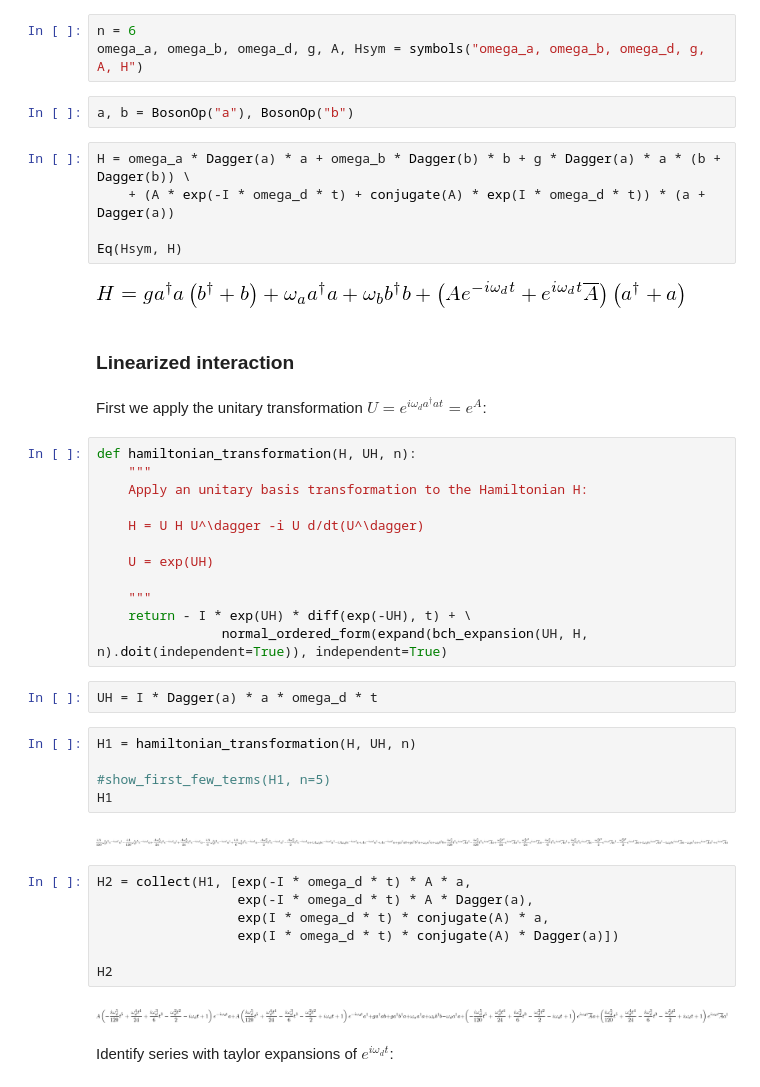
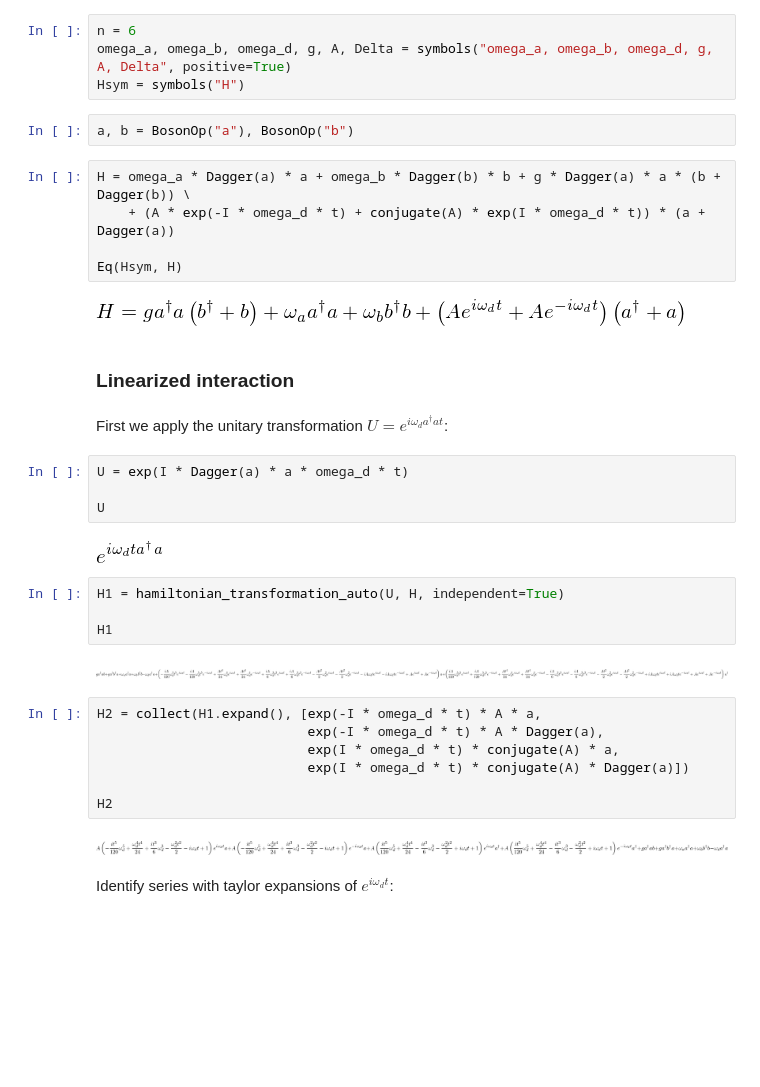
Before and after one commit to jrjohansson/sympsi-notebooks, a Jupyter notebook: sympy-quantum-boson-transformations.ipynb, the cells around one changed output. Saved outputs shown, nothing was run; the diff lists cells and outputs as text; blank space fills up the shorter version.

```diff
--- a/sympy-quantum-boson-transformations.ipynb
+++ b/sympy-quantum-boson-transformations.ipynb
@@ -125,7 +113,8 @@ H = \hbar\omega_a a^\dagger a + \hbar \omega_b b^\dagger b + \hbar g a^\dagger a
 $$
 # %%
 n = 6
-omega_a, omega_b, omega_d, g, A, Hsym = symbols("omega_a, omega_b, omega_d, g, A, H")
+omega_a, omega_b, omega_d, g, A, Delta = symbols("omega_a, omega_b, omega_d, g, A, Delta", positive=True)
+Hsym = symbols("H")
 # %%
 a, b = BosonOp("a"), BosonOp("b")
 # %%
@@ -134,41 +123,32 @@ H = omega_a * Dagger(a) * a + omega_b * Dagger(b) * b + g * Dagger(a) * a * (b +
 
 Eq(Hsym, H)
 # %% [output]
-[figure, old version]
+[figure, new version]
 # %% [markdown]
 ### Linearized interaction
 # %% [markdown]
-First we apply the unitary transformation $U = e^{i \omega_d a^\dagger a t} = e^A$:
+First we apply the unitary transformation $U = e^{i \omega_d a^\dagger a t}$:
-# %%
-def hamiltonian_transformation(H, UH, n):
-    """
-    Apply an unitary basis transformation to the Hamiltonian H:
-
-    H = U H U^\dagger -i U d/dt(U^\dagger)
-
-    U = exp(UH)
-
-    """
-    return - I * exp(UH) * diff(exp(-UH), t) + \
-                normal_ordered_form(expand(bch_expansion(UH, H, n).doit(independent=True)), independent=True)
 # %%
-UH = I * Dagger(a) * a * omega_d * t
+U = exp(I * Dagger(a) * a * omega_d * t)
+
+U
+# %% [output]
+[figure, added]
-# %%
-H1 = hamiltonian_transformation(H, UH, n)
-
-#show_first_few_terms(H1, n=5)
-H1
-# %% [output]
-[figure, removed]
+# %%
+H1 = hamiltonian_transformation_auto(U, H, independent=True)
+
+H1
+# %% [output]
+[figure, added]
 # %%
-H2 = collect(H1, [exp(-I * omega_d * t) * A * a,
-                  exp(-I * omega_d * t) * A * Dagger(a),
-                  exp(I * omega_d * t) * conjugate(A) * a,
-                  exp(I * omega_d * t) * conjugate(A) * Dagger(a)])
+H2 = collect(H1.expand(), [exp(-I * omega_d * t) * A * a,
+                           exp(-I * omega_d * t) * A * Dagger(a),
+                           exp(I * omega_d * t) * conjugate(A) * a,
+                           exp(I * omega_d * t) * conjugate(A) * Dagger(a)])
 
 H2
 # %% [output]
-[figure, old version]
+[figure, new version]
 # %% [markdown]
 Identify series with taylor expansions of $e^{i\omega_dt}$:
 # %%
```
Also changed, not shown: parts of 32 cells of this notebook.
